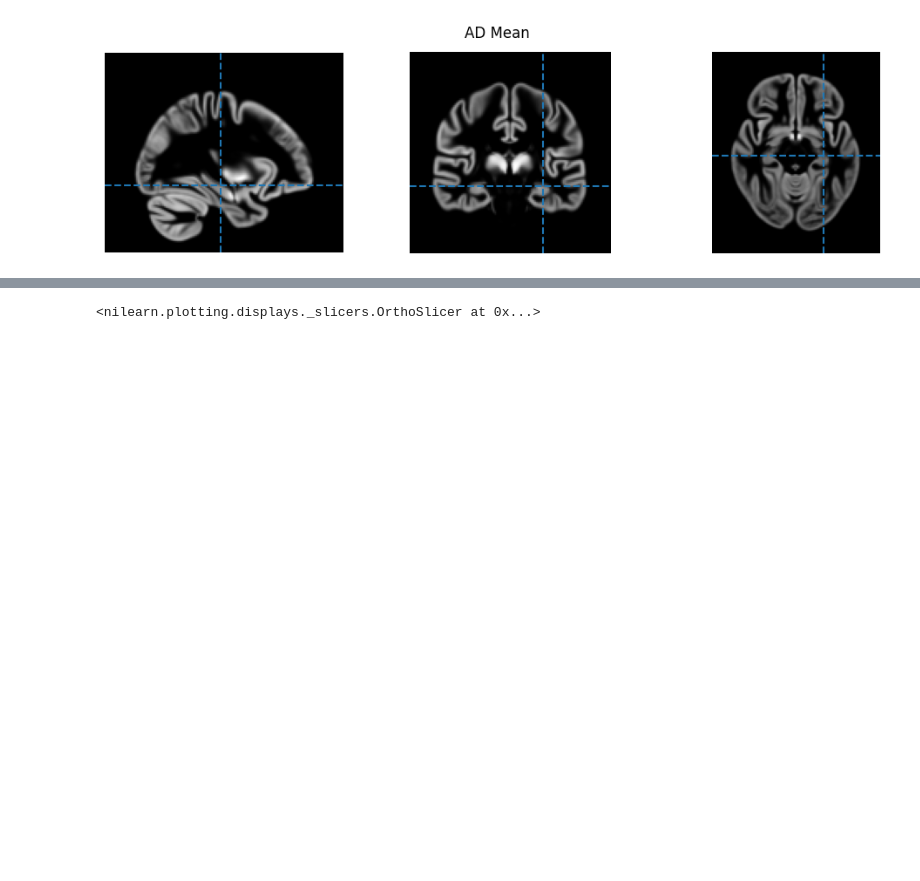
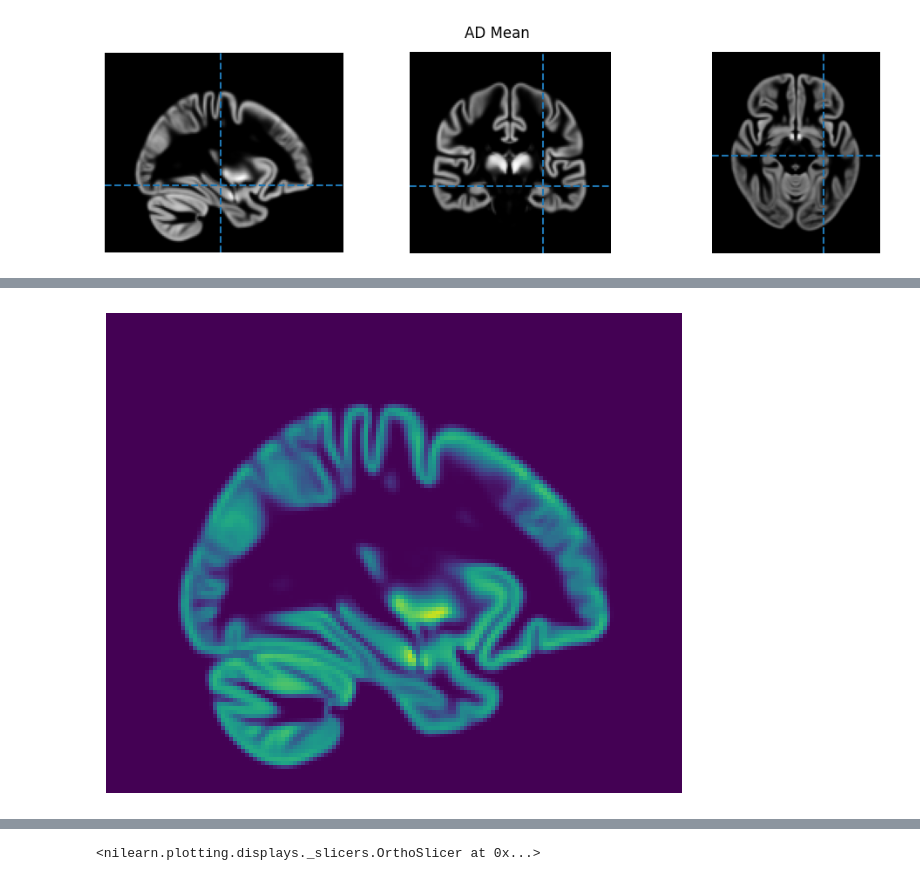
Before and after one commit to bckrlab/ad-fidelity, a Jupyter notebook: reports/adni-eda.ipynb, the cells around one changed output, grey strips where cells are left out. Saved outputs shown, nothing was run; the diff lists cells and outputs as text; code cells hidden in the pictures; blank space fills up the shorter version.

Commit message:
add slices

```diff
--- a/reports/adni-eda.ipynb
+++ b/reports/adni-eda.ipynb
@@ -101,3 +101,7 @@ xyz = [80, 70, 40]
 plot_slices(mu_ad, xyz, cmap="binary_r", suptitle="AD Mean");
 # %% [output]
 [figure]
+# %%
+ad_slice = mu_ad.take(xyz[0], axis=0).T
+cn_slice = mu_cn.take(xyz[0], axis=0).T
+vmax = max(ad_slice.max(), cn_slice.max())
@@ -103,0 +115,9 @@ plot_slices(mu_ad, xyz, cmap="binary_r", suptitle="AD Mean");
+# %%
+plt.imshow(ad_slice, origin="lower", vmin=0, vmax=vmax)
+plt.axis("off")
+plt.subplots_adjust(left=0, bottom=0, top=1, right=1)
+plt.tight_layout(pad=0)
+plt.savefig("ad_slice.png", bbox_inches='tight', pad_inches=0)
+plt.show()
+# %% [output]
+[figure, added]
```
Also changed, not shown: parts of 4 cells of this notebook, 2 other files.
